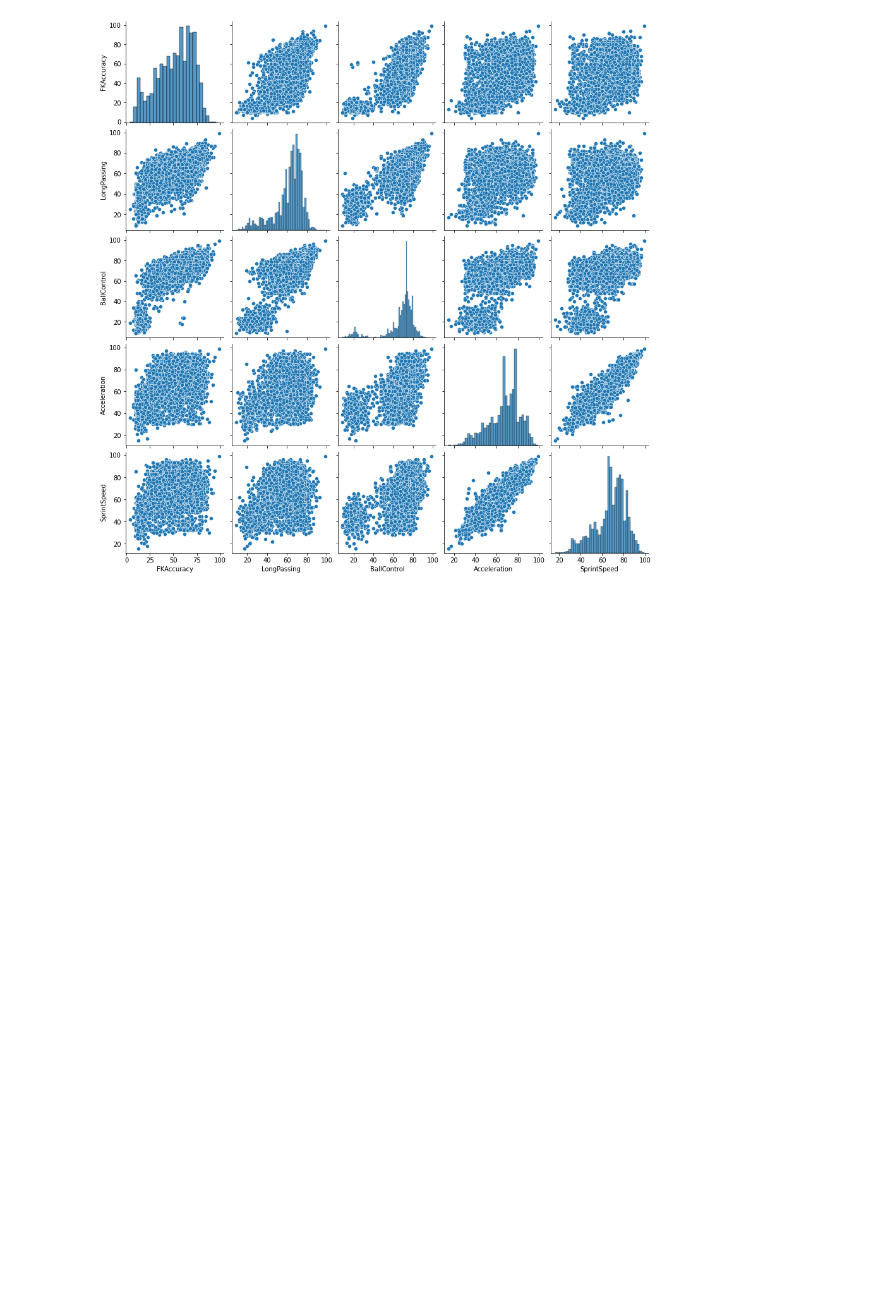
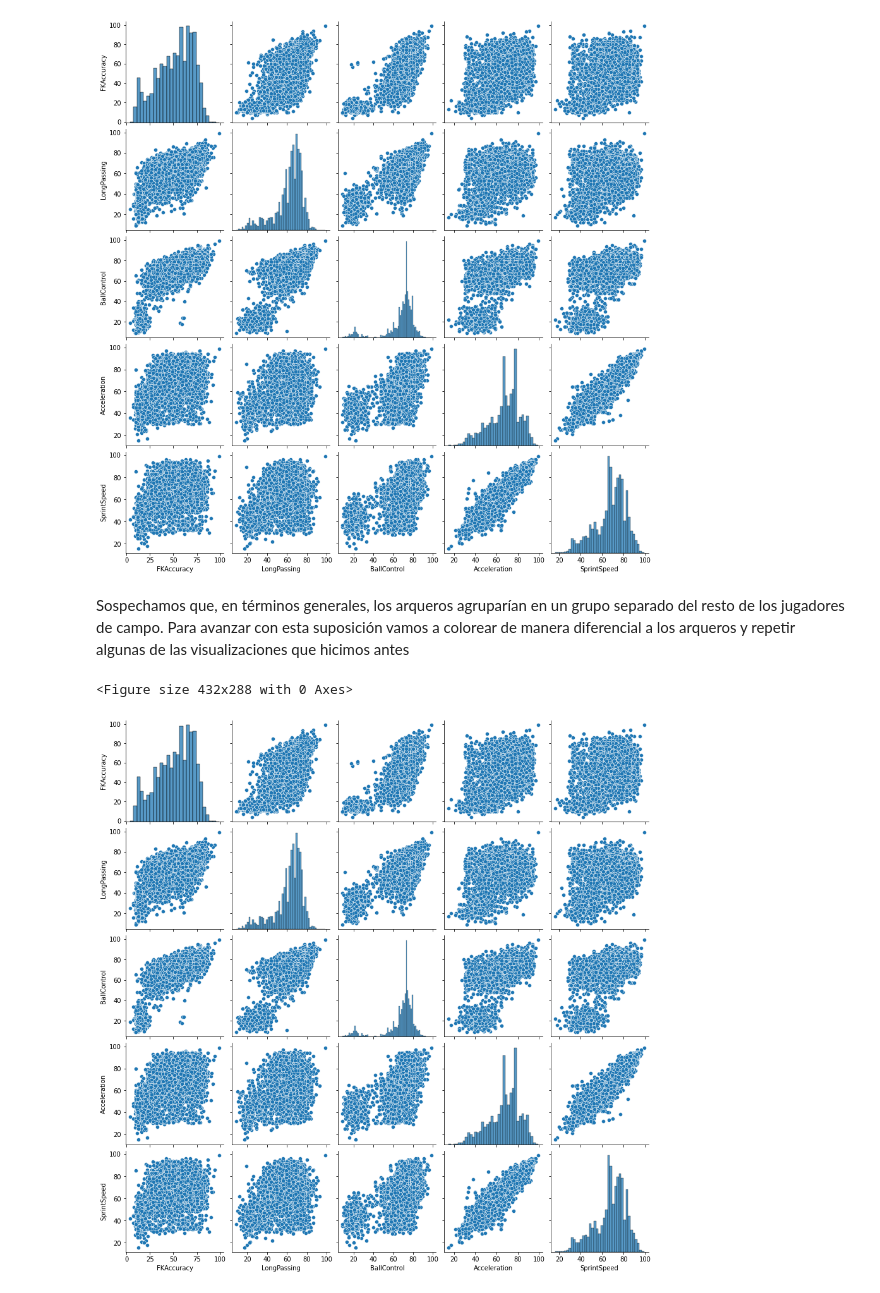
Before and after one commit to nicoambrosis/Aprendizaje-No-Supervisado, a Jupyter notebook: 01-Clustering.ipynb, the cells around one changed output. Cells and saved outputs as stored; diff of their text form; code cells hidden in the pictures; blank space fills up the shorter version.

```diff
--- a/01-Clustering.ipynb
+++ b/01-Clustering.ipynb
@@ -280,3 +289,5 @@ plt.show()
 # %% [output]
 <Figure size 432x288 with 0 Axes>
 [figure]
+# %% [markdown]
+Sospechamos que, en términos generales, los arqueros agruparían en un grupo separado del resto de los jugadores de campo. Para avanzar con esta suposición vamos a colorear de manera diferencial a los arqueros y repetir algunas de las visualizaciones que hicimos antes
@@ -282,0 +296,9 @@ plt.show()
+# %%
+fig = plt.figure()
+sns.pairplot(df_skills[skills_ratings[7:12]],
+            #  hue = bool_GK
+             )
+plt.show()
+# %% [output]
+<Figure size 432x288 with 0 Axes>
+[figure, added]
```
Also changed, not shown: parts of 9 cells of this notebook.
